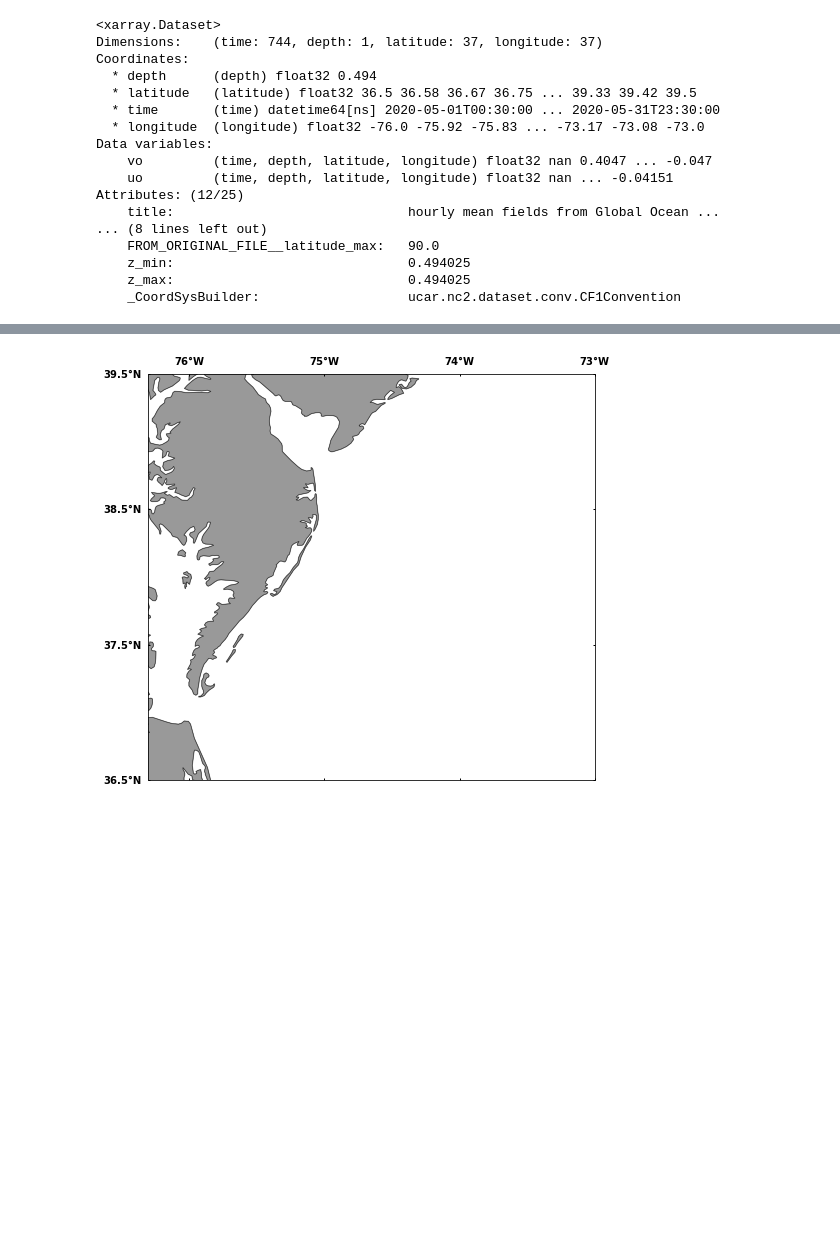
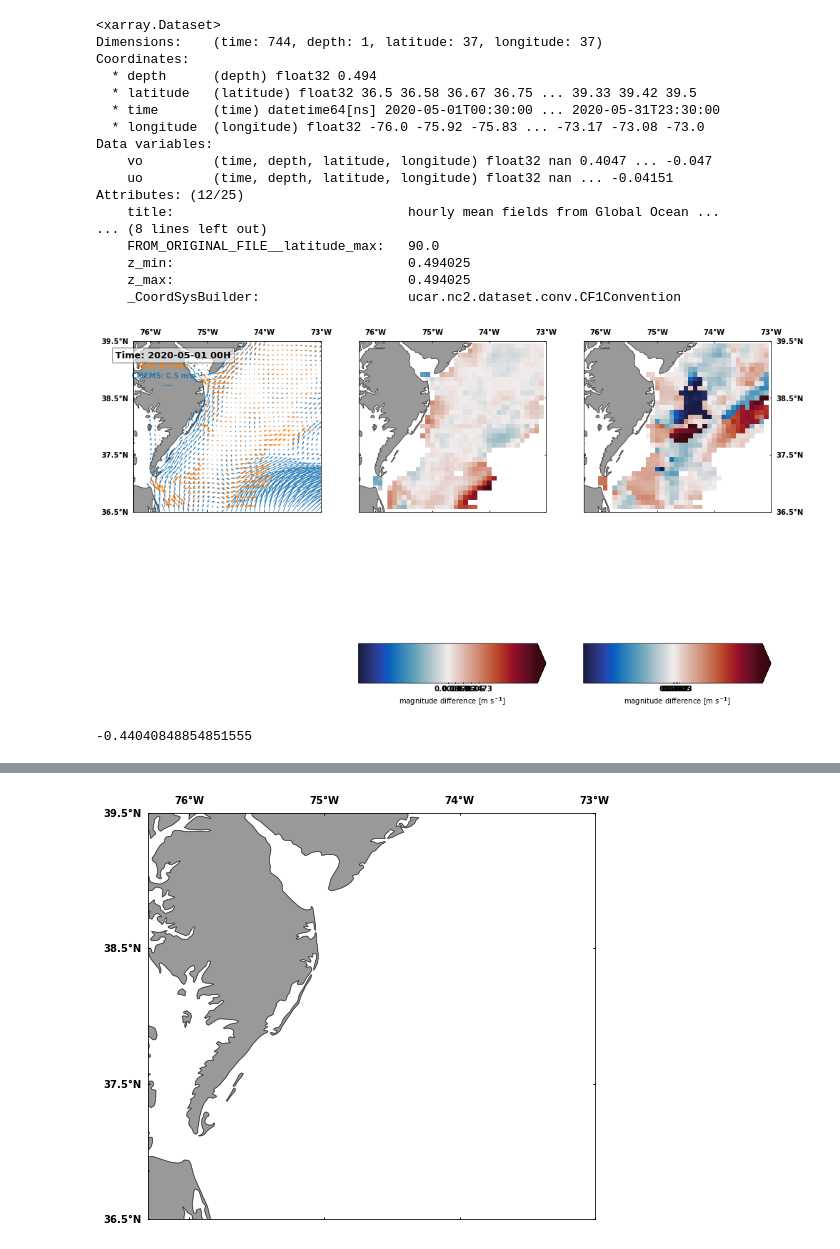
Before and after one commit to oceanhackweek/ohw21-proj-coastal-radar, a Jupyter notebook: visualization-HFR-CMEMS.ipynb, the cells around one changed output, grey strips where cells are left out. Drawn from its saved outputs; the diff is of its cells as text; code cells hidden in the pictures; blank space fills up the shorter version.

Commit message:
difference maps

```diff
--- a/visualization-HFR-CMEMS.ipynb
+++ b/visualization-HFR-CMEMS.ipynb
@@ -121,3 +150,69 @@ Vm = np.ma.masked_invalid(datam.vo.values).squeeze()
+# %%
+import matplotlib.gridspec as gridspec
+gs = gridspec.GridSpec(10,3)
+i = 0
+proj = ccrs.PlateCarree()
+#ax = fig.add_subplot(1,3,1,projection=proj)
+fig = plt.figure(1,figsize=(16,12))
+ax1 = fig.add_subplot(gs[:9,0],projection=proj)
+ax2 = fig.add_subplot(gs[:9,1],projection=proj)
+ax3 = fig.add_subplot(gs[:9,2],projection=proj)
+ax4 = fig.add_subplot(gs[9,1])
+ax5 = fig.add_subplot(gs[9,2])
+ax1 = make_map(lonw,lone,lats,latn,ax1,flag=0)
+
+uh = griddata((xh.ravel(),yh.ravel()),Uh[i].ravel(),(xm,ym))
+vh = griddata((xh.ravel(),yh.ravel()),Vh[i].ravel(),(xm,ym))
+magh = griddata((xh.ravel(),yh.ravel()),Magh[i].ravel(),(xm,ym))
+
+um, vm, magm = Um[i], Vm[i], Magm[i]
+angleh = np.pi/2 - np.arctan2(uh/magh, vh/magh)
+anglem = np.pi/2 - np.arctan2(um/magm, vm/magm)
+
+# plot current vectors
+c1, c2 = 'C1', 'C0'
+cf1=ax1.quiver(xm,ym,uh,vh,color=c1,#magh,cmap=cmo.cm.tempo,
+             scale=10,width=.004,zorder=2)
+cf2=ax1.quiver(xm,ym,um,vm,color=c2,#magm,cmap=cmo.cm.amp,
+             scale=10,width=.003,zorder=1)
+
+# add the scale for the currents magnitude
+qk = ax1.quiverkey(cf1, -75.7, 38.9, 0.5, label='HFR: 0.5 m s$^{-1}$', labelpos='N',
+                   coordinates='data', labelcolor=c1)
+qk = ax1.quiverkey(cf2, -75.7, 38.72, 0.5, label='CMEMS: 0.5 m s$^{-1}$', labelpos='N',
+                   coordinates='data', labelcolor=c2)
+
+# time stamp
+the_time = np.datetime_as_string(datah.time.values[i], unit='h')#'%Y-%m-%d')
+the_time = the_time[:10]+' %sH'%the_time[11:]
+ax1.text(-75.6,39.25,'Time: {:}'.format(the_time),fontsize=13,va='center', ha='center',
+        bbox=dict(facecolor='w', alpha=.6),transform=proj)
+
+
+#ax = fig.add_subplot(1,3,2,projection=proj)
+ax2 = make_map(lonw,lone,lats,latn,ax2,flag=1)
+cf = ax2.pcolormesh(xm,ym,magm-magh,vmin=-1,vmax=1,cmap=cmo.cm.balance)
+#cax,kw = mpl.colorbar.make_axes(ax2,location='bottom',pad=0.05,aspect=5)
+out=fig.colorbar(cf,cax=ax4,ticks=bounds,extend='max',**kw)
+out.set_label('magnitude difference [m s$^{-1}$]',size=10)
+out.ax.tick_params(direction='in',size=2., width=1)
+
+#ax = fig.add_subplot(1,3,3,projection=proj)
+ax3 = make_map(lonw,lone,lats,latn,ax3,flag=2)
+cf = ax3.pcolormesh(xm,ym,anglem-angleh,vmin=-5,vmax=5,cmap=cmo.cm.balance)
+out=fig.colorbar(cf,cax=ax5,ticks=bounds,extend='max',**kw)
+out.set_label('magnitude difference [m s$^{-1}$]',size=10)
+out.ax.tick_params(direction='in',size=2., width=1)
+#out.ax.tick_params(direction='in',size=2., width=1)
+#print(i)
+plt.show()
+plt.close()
+# %% [output]
+[figure, added]
+# %%
+np.nanmin(magm-magh)
+# %% [output]
+-0.44040848854851555
 # %%
 # conventional map (cartopy)
 proj = ccrs.PlateCarree()
```
Also changed, not shown: parts of 3 cells of this notebook.
